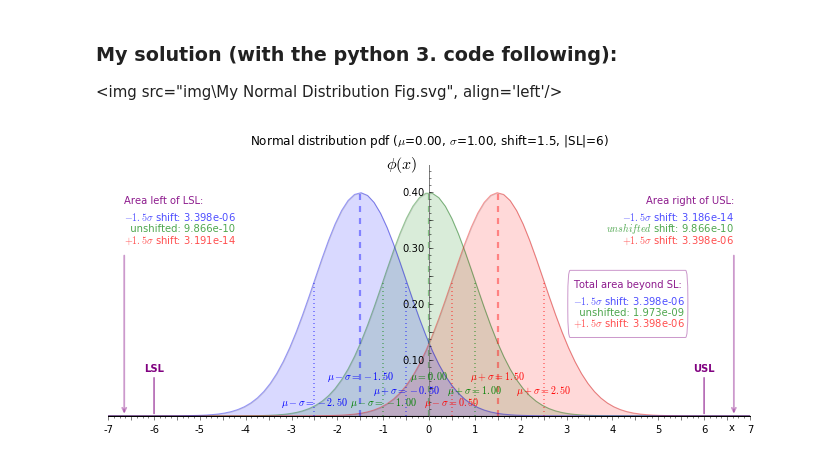
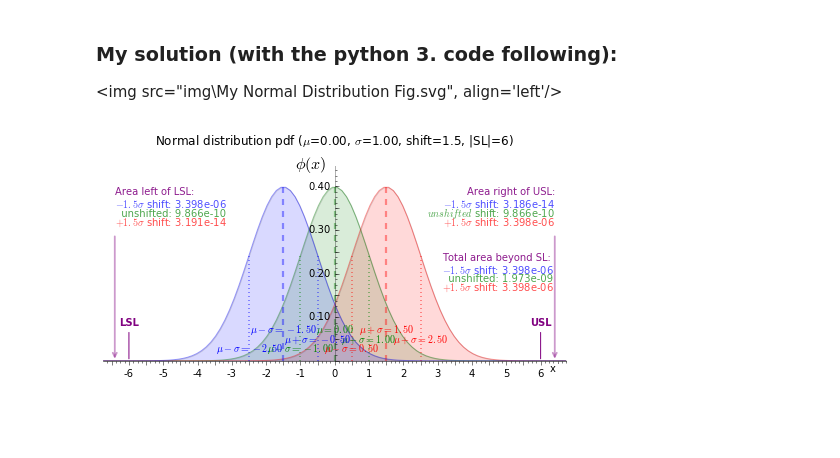
Before and after one commit to CatChenal/DataVis, a Jupyter notebook: N-sigma Normal Distribution Figure.ipynb, the cells around one changed output. Drawn from its saved outputs; the diff is of its cells as text; code cells hidden in the pictures; blank space fills up the shorter version.

Commit message:
# DataVis :: Mostly Matplotlib visualizations
<img src="img/My 6_sigma Normal Dist Fig.svg" />

<img src="img/Four distributions.svg" />

```diff
--- a/N-sigma Normal Distribution Figure.ipynb
+++ b/N-sigma Normal Distribution Figure.ipynb
@@ -68,7 +68,7 @@ E. Annotations:
    catchenal@gmail.com
 """
 
-def plotNSigmaNormals( mu=0, sigma=1, shift=1.5, SL=6, save=False ):
+def plotNSigmaNormals( mu=0, sigma=1, shift=1.5, SL=6, save=False, fs=(11.5, 4.5), resi=512, file_out='NsigmaNormal.png' ):
     """
     # mu = 0; sigma = 1 : mean and standard deviation
     # shift = 1.5 : for the plotting of the shifted distributions
@@ -81,8 +81,8 @@ def plotNSigmaNormals( mu=0, sigma=1, shift=1.5, SL=6, save=False ):
     # Compute the past-extreme location for arrow placement:
     lsl, usl = mu - SL*sigma, mu + SL*sigma      # :: the '6-sigma' extremes
 
-    beg = lsl - 1 # :: for x-axis range resizing
-    end = usl + 1
+    beg = lsl - 0.75 # :: for x-axis range resizing
+    end = usl + 0.75
 
     # the last index of the dict value is used for extreme (SL=special limit) points labeling
     shift1 = '+{:.1f}\sigma'.format(shift)
@@ -96,7 +96,7 @@ def plotNSigmaNormals( mu=0, sigma=1, shift=1.5, SL=6, save=False ):
     fill_transpcy = 0.15
     line_transpcy = 0.40
 
-    fig = plt.figure(1, figsize=(11.5, 4.5))
+    fig = plt.figure(1, figsize=fs)
 
     plt.title( 'Normal distribution pdf (' +
                 '$\mu$={:.2f}, $\sigma$={:.2f}, shift={:.1f}, |SL|={:.0f})\n'.format( mu, sigma, shift, SL ))
@@ -225,15 +225,21 @@ def plotNSigmaNormals( mu=0, sigma=1, shift=1.5, SL=6, save=False ):
     #...................................................................
     l0 = stats.norm( loc=shift*sigma+0.5, scale=sigma ).ppf( 0.85 )
     l1 = l0 + 2.6
-
     h0 = 0.15
     h1 = h0 + 0.1
+
+    # If fig_size width too small (w<11), the text will not fit in box
+    # => draw box w/o edge color
+    if fs[0] < 11:
+        edge_col='none'
+    else:
+        edge_col=limits_col
 
     bb = Bbox( [ [l0,h0], [l1,h1] ] )
     fbx = FancyBboxPatch( (bb.xmin, bb.ymin), abs(bb.width), abs(bb.height),
                           boxstyle='round, pad=0.01, rounding_size=0.05',
                           linewidth=1, alpha=line_transpcy, zorder=1,
-                          ec=limits_col, fc='none')
+                          ec=edge_col, fc='none')
     axes.add_patch(fbx)
 
     # Create text (to overlap the box):
@@ -254,11 +260,13 @@ def plotNSigmaNormals( mu=0, sigma=1, shift=1.5, SL=6, save=False ):
                   x=dx, y=dy, xytxt=( dx, dy-0.07 ), colr=switch[1][0], a=0.7 )
 
 
+    # place y-axis at x=mu
     axes.spines['left'].set_position( ('data', mu) )
-    axes.spines['left'].set_color( (0.5, 0.5, 0.5) )
+    # change transp. of both axes
+    axes.spines['left'].set( alpha=0.3 )
+    axes.spines['bottom'].set( alpha=0.3 )
 
     axes.set_xlim( beg, end)
-
     Ylim = max(y)
     axes.set_ylim( 0, Ylim + 0.05)
 
@@ -299,34 +307,37 @@ def plotNSigmaNormals( mu=0, sigma=1, shift=1.5, SL=6, save=False ):
                weight='bold', fontsize=16, ha='right',
                horizontalalignment='right', verticalalignment='center')
 
     # remove top/right spines
     axes.spines['top'].set_visible(False)
     axes.spines['right'].set_visible(False)
 
     # set ticks off
     plt.tick_params( top='off', right='off' , which='both' )
     plt.tick_params( 'x', which='both', direction='out' )
 
     plt.show()
 
     if save:
-         fig.savefig( filename='img/My {:d}_sigma Normal Dist Fig.svg'.format(SL), dpi=512,
-                      orientation='landscape', transparent=True, frameon=None, bbox_inches='tight')
+         fig.savefig( filename=file_out, dpi=resi, orientation='landscape',
+                      transparent=True, frameon=None, bbox_inches='tight')
 
 if __name__ == '__main__':
     # import libs:
     import scipy as sp
     import scipy.stats as stats
     import matplotlib.pyplot as plt
     from matplotlib.ticker import AutoMinorLocator, MultipleLocator, FuncFormatter
     from matplotlib.transforms import Bbox
     from matplotlib.patches import FancyBboxPatch
 
     # assign arguments:
     mu = 0.; sigma = 1; shift = 1.5;  SL = 6    # 0, 1, 1.5, 6 == default vals
     save = True
+    fs=(8.3, 3.5)  # width=8.3: minimum for legibility
+    resi=200
+    fout='img/My {:d}_sigma Normal Dist Fig_{:d}.png'.format(SL, resi)
 
     # Call plotting function:
-    plotNSigmaNormals( mu, sigma, shift, SL, save )
+    plotNSigmaNormals( mu, sigma, shift, SL, save, fs, resi, fout )
 # %% [output]
-[figure, old version]
+[figure, new version]
```
Also changed, not shown: 2 other files.
